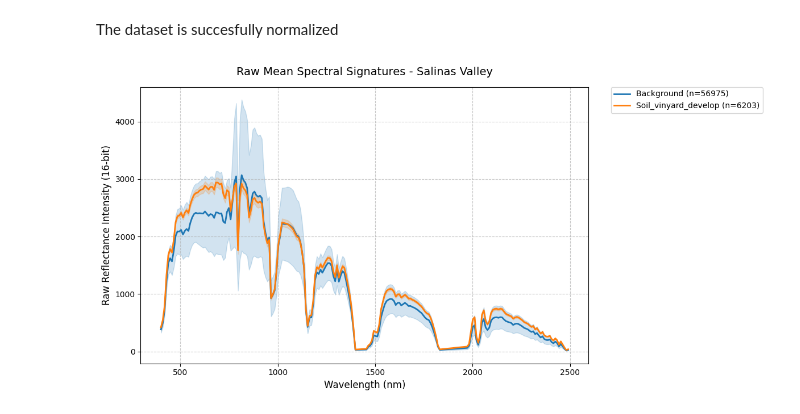
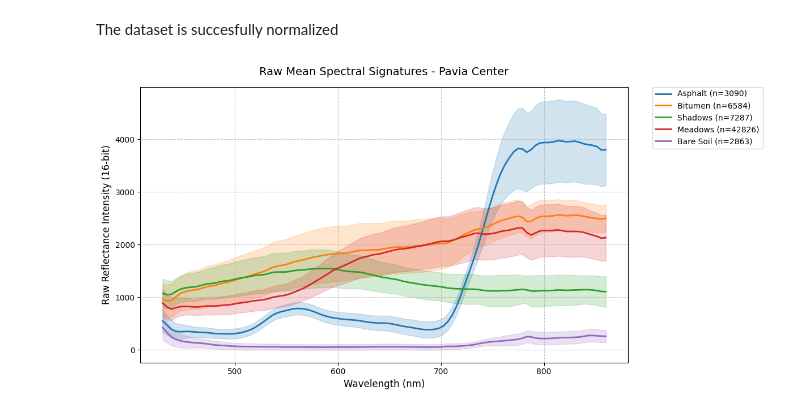
Before and after one commit to michelecarloni/CS_Thesis, a Jupyter notebook: main_analysis.ipynb, the cells around one changed output. Drawn from its saved outputs; the diff is of its cells as text; code cells hidden in the pictures.

```diff
--- a/main_analysis.ipynb
+++ b/main_analysis.ipynb
@@ -110,6 +110,6 @@ Global Min: 0.00, Global Max: 1.00
 # %% [markdown]
 The dataset is succesfully normalized
 # %%
-plot_spectral_signatures("salinas_valley", [0, 9], background=True)
+plot_spectral_signatures("pavia_center", [3, 5, 7, 8, 9], background=True)
 # %% [output]
-[figure, old version]
+[figure, new version]
```
Also changed, not shown: 1 other file.
